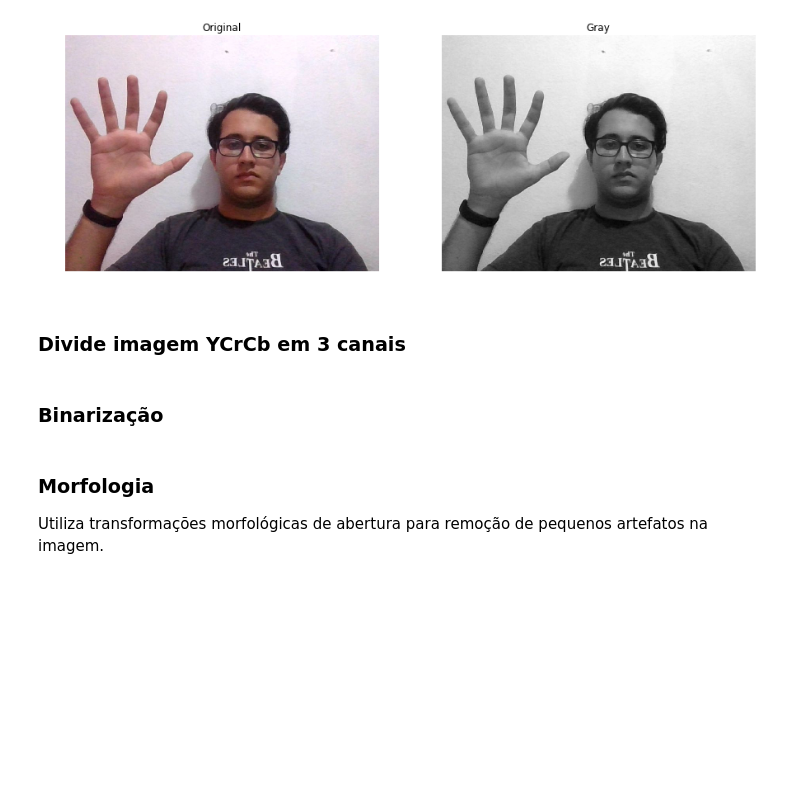
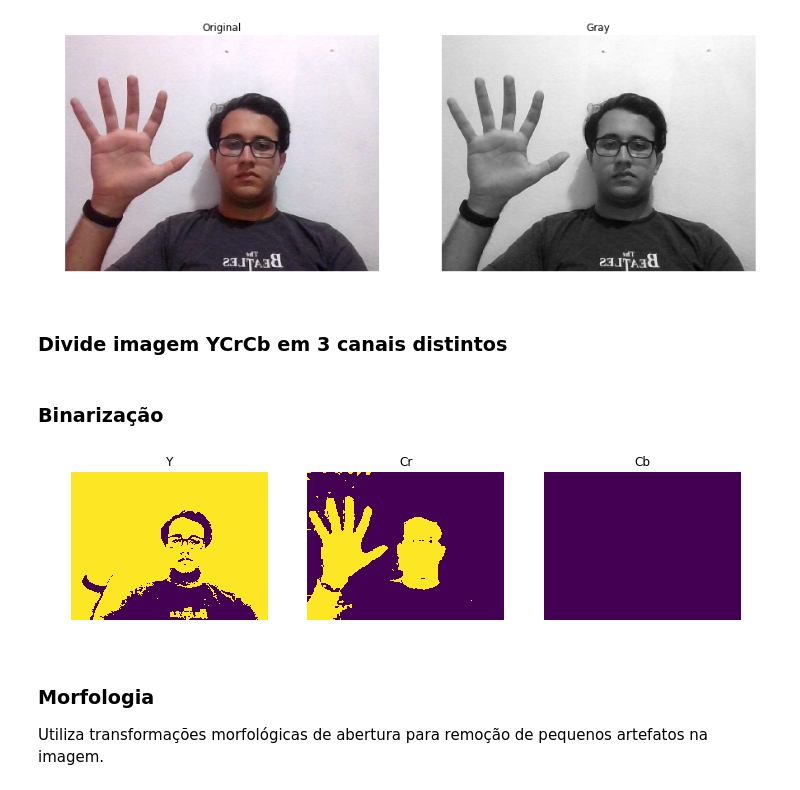
Before and after one commit to saulolks/AlinhamentoSequenciasDNA, a Jupyter notebook: hand_gestures.ipynb, the cells around one changed output. Drawn from its saved outputs; the diff is of its cells as text; code cells hidden in the pictures; blank space fills up the shorter version.

```diff
--- a/hand_gestures.ipynb
+++ b/hand_gestures.ipynb
@@ -61,7 +65,7 @@ ax[1].set_axis_off()
 # %% [output]
 [figure]
 # %% [markdown]
-### Divide imagem YCrCb em 3 canais
+### Divide imagem YCrCb em 3 canais distintos
 # %%
 y, cr, cb = cv2.split(image)
 # %% [markdown]
@@ -69,7 +73,24 @@ y, cr, cb = cv2.split(image)
 # %%
 _, y = cv2.threshold(y, y_min, y_max, cv2.THRESH_BINARY)
 _, cr = cv2.threshold(cr, crmin, crmax, cv2.THRESH_BINARY)
 _, cb = cv2.threshold(cb, cbmin, cbmax, cv2.THRESH_BINARY)
+
+fig, axes = plt.subplots(1, 3, figsize=(12, 6))
+ax = axes.ravel()
+
+ax[0].imshow(y)
+ax[0].set_title('Y')
+ax[0].set_axis_off()
+
+ax[1].imshow(cr)
+ax[1].set_title('Cr')
+ax[1].set_axis_off()
+
+ax[2].imshow(cb)
+ax[2].set_title('Cb')
+ax[2].set_axis_off()
+# %% [output]
+[figure, added]
 # %% [markdown]
 ### Morfologia
 Utiliza transformações morfológicas de abertura para remoção de pequenos artefatos na imagem.
```
Also changed, not shown: parts of 13 cells of this notebook.
